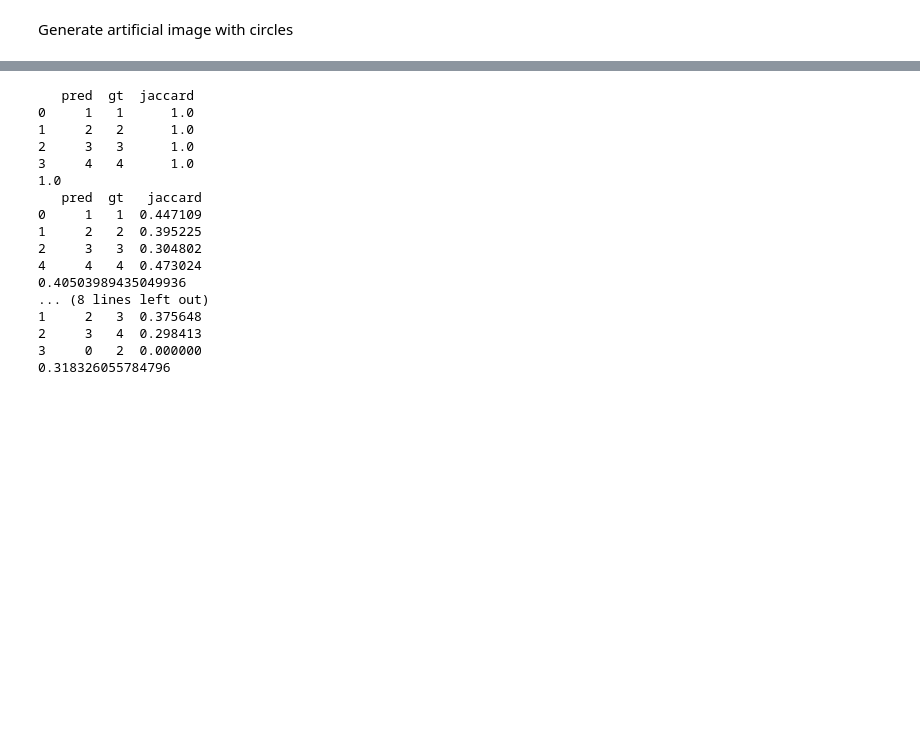
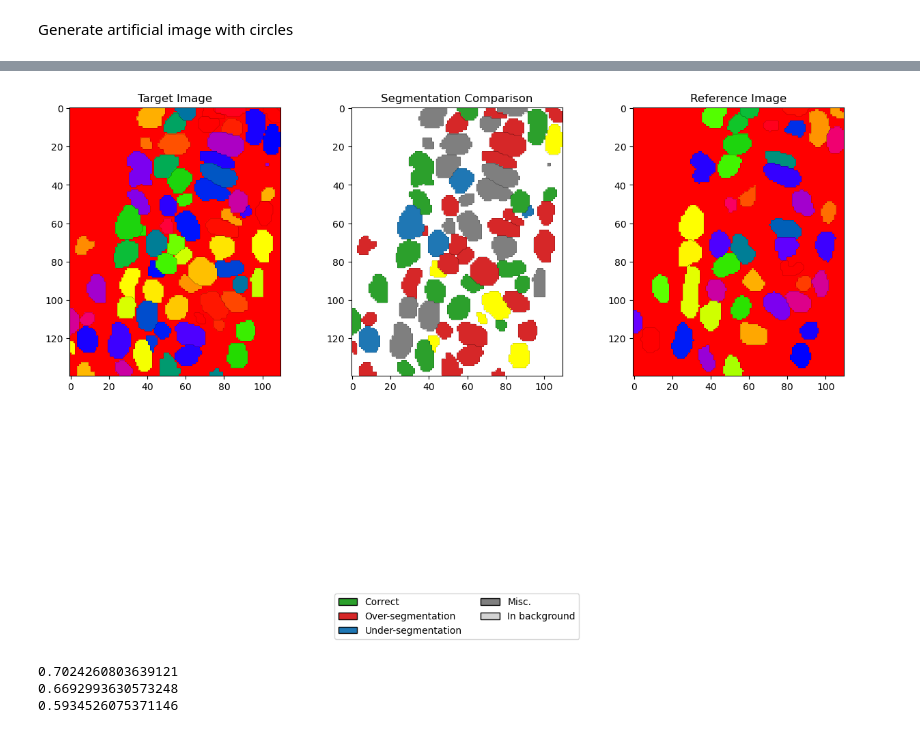
Before and after one commit to ignacio-ms/PyMorph, a Jupyter notebook: notebooks/2.6.0-qa_test.ipynb, the cells around one changed output, grey strips where cells are left out. Saved outputs shown, nothing was run; the diff lists cells and outputs as text; code cells hidden in the pictures; blank space fills up the shorter version.

```diff
--- a/notebooks/2.6.0-qa_test.ipynb
+++ b/notebooks/2.6.0-qa_test.ipynb
@@ -115,3 +48,6 @@ plt.show()
+# %%
+img_gt = imaging.read_image(v.data_path + 'Gr1/Segmentation/Nuclei/QC_CROP/20190208_E2_nuclei_mask_crop_GT.nii.gz')
+img_pred = imaging.read_image(v.data_path + 'Gr1/Segmentation/Nuclei/QC_CROP/20190208_E2_nuclei_mask_crop_2D_5_6_45_M_BI_all.nii.gz')
 # %% [markdown]
 Metrics:
 - VJI: Volume Jaccard Index
@@ -120,0 +501,15 @@ Metrics:
+# %%
+target_img = LabelledImage(
+    img_pred, not_a_label=0, axes_order='XYZ',
+    origin=[0, 0, 0], voxelsize=[1.0, 1.0, 1.0],
+    unit=1e-06
+)
+
+reference_img = LabelledImage(
+    img_gt, not_a_label=0, axes_order='XYZ',
+    origin=[0, 0, 0], voxelsize=[1.0, 1.0, 1.0],
+    unit=1e-06
+)
+
+stats = segmentation_stats(img_pred, img_gt, verbose=True)
+stats
@@ -120,0 +535,7 @@ Metrics:
+# %%
+fig = visualize_comparison(
+    target_img, reference_img,
+    stats, axis='z', slice_id=23,
+    save=True
+)
+# %% [output]
@@ -121,3 +545,4 @@ Metrics:
+[figure, added]
 # %%
 def JI(gt, pred):
     gt_cells = [lab for lab in np.unique(gt) if lab != 0]
@@ -159,33 +584,18 @@ def JI(gt, pred):
 
 
     jaccard_index = association['jaccard'].sum() / len(association)
-    print(association)
-    print(jaccard_index)
+    # print(association)
+    # print(jaccard_index)
 
     return jaccard_index
 
-ji_perfect = JI(gt, pred_perfect)
-ji_over = JI(gt, pred_over)
-ji_under = JI(gt, pred_under)
-ji_wrong = JI(gt, pred_wrong)
+print(JI(img_gt, img_pred))
+print(JI(img_gt, img_dilated))
+print(JI(img_gt, img_eroded))
 # %% [output]
-   pred  gt  jaccard
-0     1   1      1.0
-1     2   2      1.0
-2     3   3      1.0
-3     4   4      1.0
-1.0
-   pred  gt   jaccard
-0     1   1  0.447109
-1     2   2  0.395225
-2     3   3  0.304802
-4     4   4  0.473024
-0.40503989435049936
-... (8 lines left out)
-1     2   3  0.375648
-2     3   4  0.298413
-3     0   2  0.000000
-0.318326055784796
+0.7024260803639121
+0.6692993630573248
+0.5934526075371146
 # %%
 def VJI(gt, pred):
     gt_cells = [lab for lab in np.unique(gt) if lab != 0]
```
Also changed, not shown: parts of 19 cells of this notebook, 2 other files.
